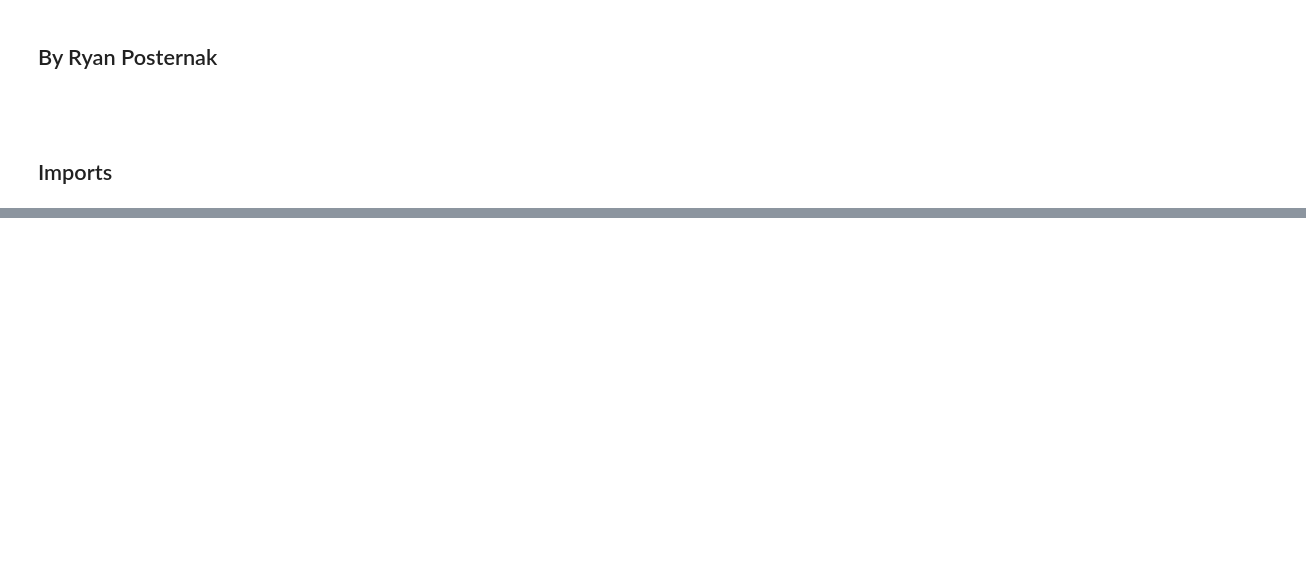
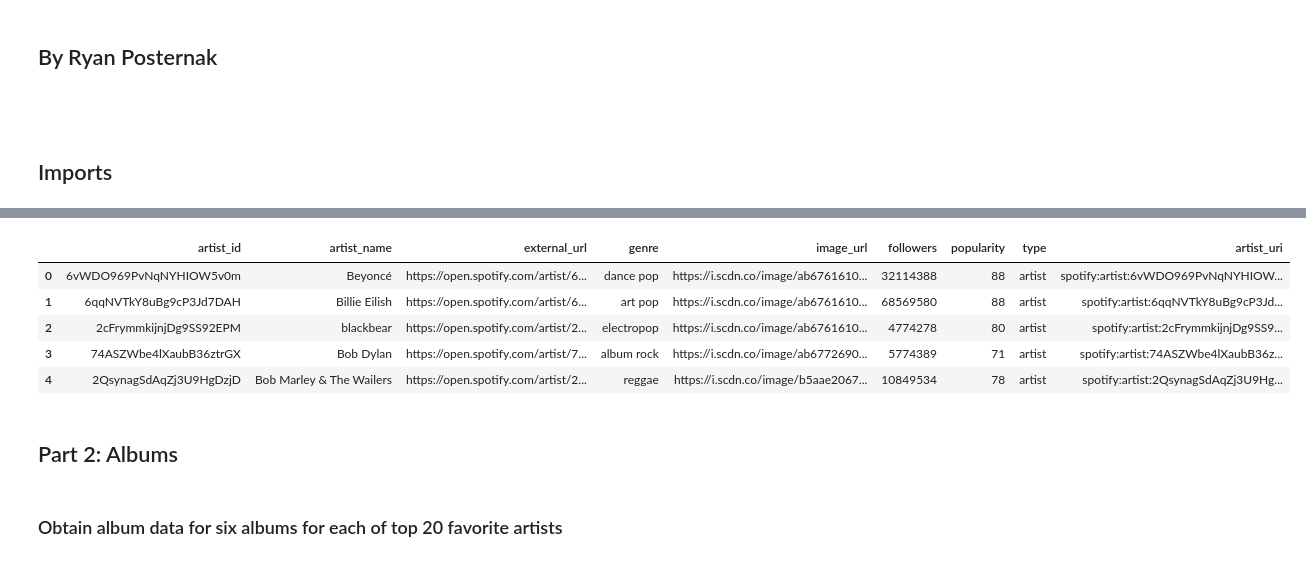
Before and after one commit to rjpost20/Onramp-Project, a Jupyter notebook: Project-Notebook.ipynb, the cells around one changed output, grey strips where cells are left out. Saved outputs shown, nothing was run; the diff lists cells and outputs as text; code cells hidden in the pictures; blank space fills up the shorter version.

```diff
--- a/Project-Notebook.ipynb
+++ b/Project-Notebook.ipynb
@@ -18,0 +31,15 @@ from spotipy.oauth2 import SpotifyClientCredentials
+# %%
+# Set API keys as environment variables (sensitive information!). Credentials are stored securely in a local file.
+with open("API.txt") as f:
+    text = f.readlines()
+    client_id = text[0].strip()
+    client_secret = text[1].strip()
+    redirect_uri = text[2].strip()
+
+# Assign API keys to a Spotipy credential manager
+client_credentials_manager = SpotifyClientCredentials(client_id=client_id,
+                                                      client_secret=client_secret,
+                                                      requests_timeout=100)  # Default timeout setting is too short
+
+# Connect to Spotipy by passing in credential manager
+sp = spotipy.Spotify(client_credentials_manager=client_credentials_manager)
@@ -18,0 +50,7 @@ from spotipy.oauth2 import SpotifyClientCredentials
+# %%
+# Define list of 20 favorite artists
+artists = ['Beyoncé', 'Billie Eilish', 'blackbear', 'Bob Dylan', 'Bob Marley', 'Cuco', 'Doja Cat', 'Drake', \
+           'Ellie Goulding', 'J. Cole', 'Jack Johnson', 'Khalid', 'Kid Cudi', 'Pink Floyd', 'Post Malone', \
+           'Simon & Garfunkel', 'The Beatles', 'The Chainsmokers', 'The Weeknd', 'Tove Lo']
+
+assert len(artists) == 20
@@ -18,0 +122,18 @@ from spotipy.oauth2 import SpotifyClientCredentials
+# %%
+# Compile into Pandas dataframe
+artists_df = pd.DataFrame(data=artists_dict)
+assert artists_df.shape[0] == 20
+
+# Preview artists dataframe
+artists_df.head()
+# %% [output]
+|  | artist_id | artist_name | external_url | genre | image_url | followers | popularity | type | artist_uri |
+| 0 | 6vWDO969PvNqNYHIOW5v0m | Beyoncé | https://open.spotify.com/artist/6... | dance pop | https://i.scdn.co/image/ab6761610... | 32114388 | 88 | artist | spotify:artist:6vWDO969PvNqNYHIOW... |
+| 1 | 6qqNVTkY8uBg9cP3Jd7DAH | Billie Eilish | https://open.spotify.com/artist/6... | art pop | https://i.scdn.co/image/ab6761610... | 68569580 | 88 | artist | spotify:artist:6qqNVTkY8uBg9cP3Jd... |
+| 2 | 2cFrymmkijnjDg9SS92EPM | blackbear | https://open.spotify.com/artist/2... | electropop | https://i.scdn.co/image/ab6761610... | 4774278 | 80 | artist | spotify:artist:2cFrymmkijnjDg9SS9... |
+| 3 | 74ASZWbe4lXaubB36ztrGX | Bob Dylan | https://open.spotify.com/artist/7... | album rock | https://i.scdn.co/image/ab6772690... | 5774389 | 71 | artist | spotify:artist:74ASZWbe4lXaubB36z... |
+| 4 | 2QsynagSdAqZj3U9HgDzjD | Bob Marley & The Wailers | https://open.spotify.com/artist/2... | reggae | https://i.scdn.co/image/b5aae2067... | 10849534 | 78 | artist | spotify:artist:2QsynagSdAqZj3U9Hg... |
+# %% [markdown]
+## Part 2: Albums
+# %% [markdown]
+### Obtain album data for six albums for each of top 20 favorite artists
```
Also changed, not shown: parts of 18 cells of this notebook.
